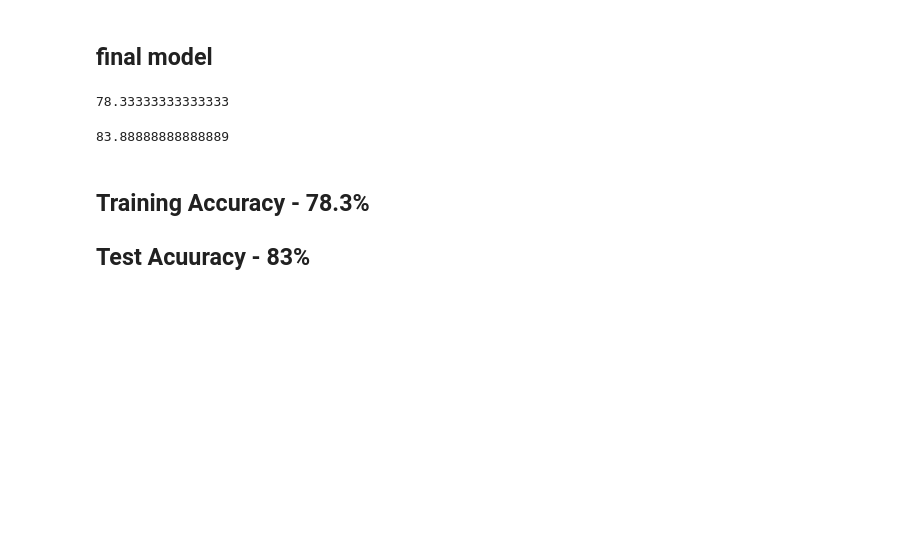
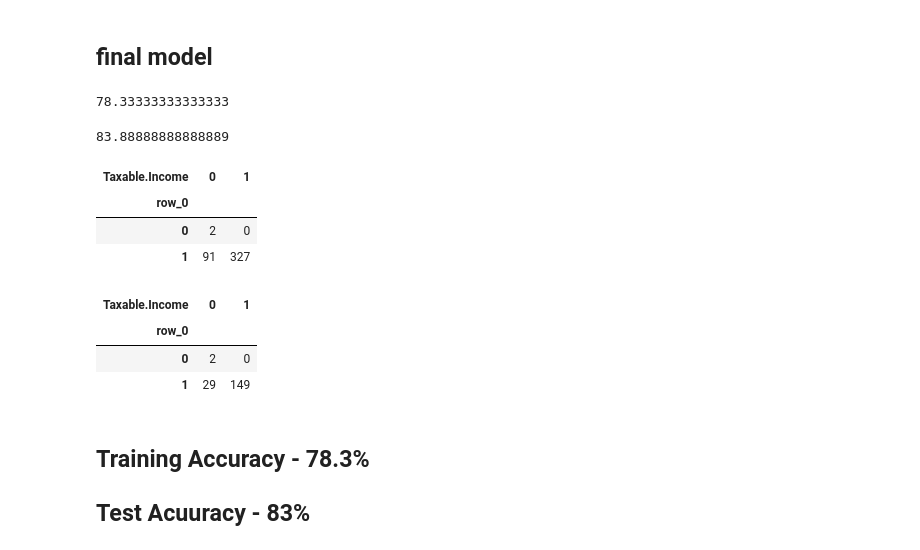
Before and after one commit to Smit131/DS-assignments-python, a Jupyter notebook: Decision Tree/Jupyeter DecisionTree detailed.ipynb, the cells around one changed output. Cells and saved outputs as stored; diff of their text form; code cells hidden in the pictures; blank space fills up the shorter version.

```diff
--- a/Decision Tree/Jupyeter DecisionTree detailed.ipynb
+++ b/Decision Tree/Jupyeter DecisionTree detailed.ipynb
@@ -479,6 +479,20 @@ np.mean(pred_tr == tr_df_y)*100
 np.mean(pred_ts == ts_df_y)*100
 # %% [output]
 83.88888888888889
+# %%
+pd.crosstab(pred_tr,tr_df_y)
+# %% [output]
+| Taxable.Income | 0 | 1 |
+| row_0 |  |  |
+| 0 | 2 | 0 |
+| 1 | 91 | 327 |
+# %%
+pd.crosstab(pred_ts,ts_df_y)
+# %% [output]
+| Taxable.Income | 0 | 1 |
+| row_0 |  |  |
+| 0 | 2 | 0 |
+| 1 | 29 | 149 |
 # %% [markdown]
 ## Training Accuracy - 78.3%
 ## Test Acuuracy - 83%
```
Also changed, not shown: 1 other file.
